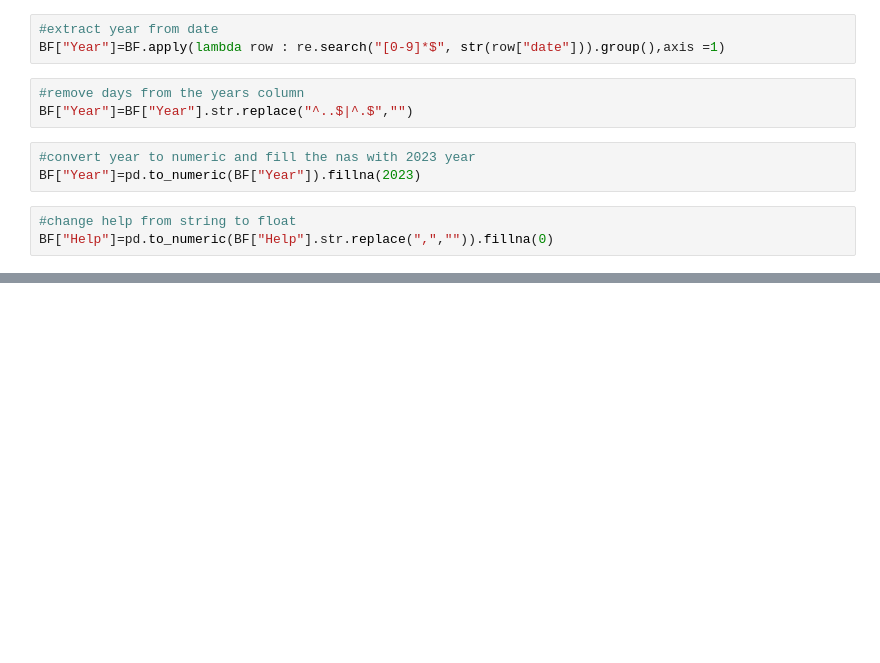
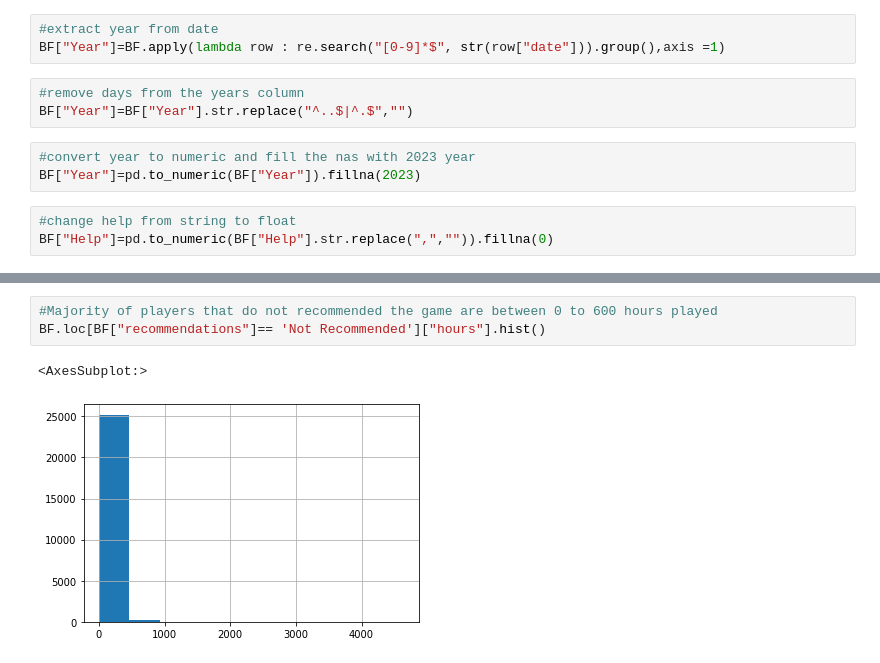
Before and after one commit to baljor3/battlefield2024, a Jupyter notebook: Cleaning data and EDA.ipynb, the cells around one changed output, grey strips where cells are left out. Drawn from its saved outputs; the diff is of its cells as text; blank space fills up the shorter version.

```diff
--- a/Cleaning data and EDA.ipynb
+++ b/Cleaning data and EDA.ipynb
@@ -116,0 +113,6 @@ Name: hours, dtype: float64
+# %%
+#Majority of players that do not recommended the game are between 0 to 600 hours played
+BF.loc[BF["recommendations"]== 'Not Recommended']["hours"].hist()
+# %% [output]
+<AxesSubplot:>
+[figure, added]
```
Also changed, not shown: parts of 12 cells of this notebook.
